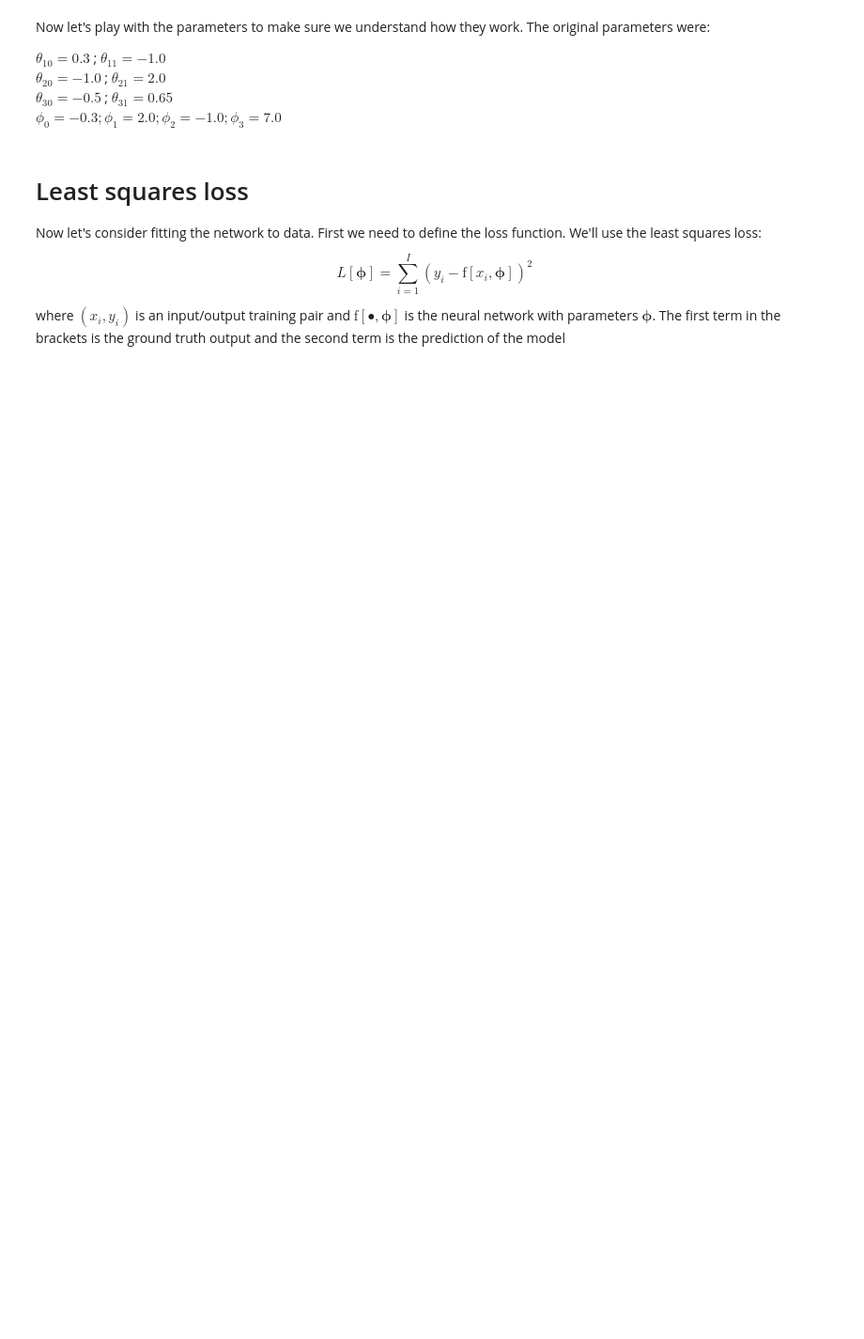
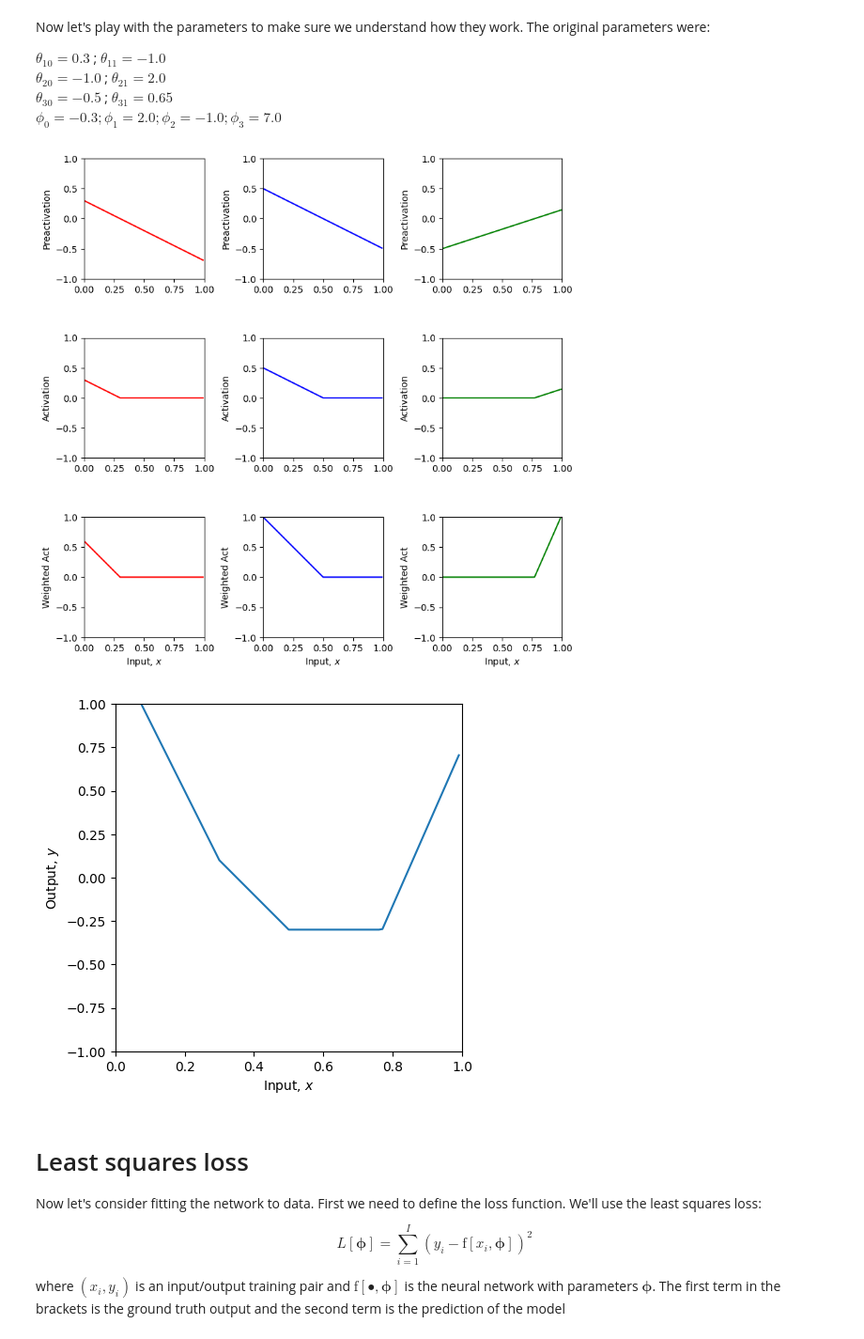
Before and after one commit to sudheer24/udl_notebooks, a Jupyter notebook: Notebooks/Chap03/3_1_Shallow_Networks_I.ipynb, the cells around one changed output. Shown: that part at 94% size. Cells and saved outputs as stored; diff of their text form; code cells hidden in the pictures; blank space fills up the shorter version.

```diff
--- a/Notebooks/Chap03/3_1_Shallow_Networks_I.ipynb
+++ b/Notebooks/Chap03/3_1_Shallow_Networks_I.ipynb
@@ -23,8 +23,8 @@ def ReLU(preactivation):
   # This should work on every element of the ndarray "preactivation" at once
   # One way to do this is with the ndarray "clip" function
   # https://numpy.org/doc/stable/reference/generated/numpy.ndarray.clip.html
-  activation = np.zeros_like(preactivation);
-
+  #activation = np.zeros_like(preactivation);
+  activation = np.clip(preactivation, 0, None)
   return activation
 # %%
 # Make an array of inputs
@@ -43,25 +45,25 @@ plt.show()
 def shallow_1_1_3(x, activation_fn, phi_0,phi_1,phi_2,phi_3, theta_10, theta_11, theta_20, theta_21, theta_30, theta_31):
   # TODO Replace the code below to compute the three initial lines
   # from the theta parameters (i.e. implement equations at bottom of figure 3.3a-c).  These are the preactivations
-  pre_1 = np.zeros_like(x)
-  pre_2 = np.zeros_like(x)
-  pre_3 = np.zeros_like(x)
+  pre_1 = theta_10+theta_11*x
+  pre_2 = theta_20+theta_21*x
+  pre_3 = theta_30+theta_31*x
 
   # Pass these through the ReLU function to compute the activations as in
   # figure 3.3 d-f
-  act_1 = activation_fn(pre_1)
-  act_2 = activation_fn(pre_2)
-  act_3 = activation_fn(pre_3)
+  act_1 = ReLU(pre_1)
+  act_2 = ReLU(pre_2)
+  act_3 = ReLU(pre_3)
 
   # TODO Replace the code below to weight the activations using phi1, phi2 and phi3
   # To create the equivalent of figure 3.3 g-i
-  w_act_1 = np.zeros_like(x)
-  w_act_2 = np.zeros_like(x)
-  w_act_3 = np.zeros_like(x)
+  w_act_1 = phi_1*act_1
+  w_act_2 = phi_2*act_2
+  w_act_3 = phi_3*act_3
 
   # TODO Replace the code below to combining the weighted activations and add
   # phi_0 to create the output as in figure 3.3 j
-  y = np.zeros_like(x)
+  y = phi_0 + w_act_1 + w_act_2 + w_act_3
 
   # Return everything we have calculated
   return y, pre_1, pre_2, pre_3, act_1, act_2, act_3, w_act_1, w_act_2, w_act_3
@@ -133,35 +138,38 @@ $\phi_0 = -0.3; \phi_1 = 2.0; \phi_2 = -1.0; \phi_3 = 7.0$
 
 # 2. Predict what effect multiplying phi_1, phi_2, phi_3 by 0.5 would have.  Check if you are correct
 
 # 3. Predict what effect multiplying phi_1 by -1 will have.  Check if you are correct.
 
 # 4. Predict what effect setting theta_20 to -1.2 will have.  Check if you are correct.
 
 # 5. Change the parameters so that there are only two "joints" (including outside the range of the plot)
 # There are actually three ways to do this. See if you can figure them all out
 
 # 6. With the original parameters, the second line segment is flat (i.e. has slope zero)
 # How could you change theta_10 so that all of the segments have non-zero slopes
 
 # 7. What do you predict would happen if you multiply theta_20 and theta21 by 0.5, and phi_2 by 2.0?
 # Check if you are correct.
 
 # 8. What do you predict would happen if you multiply theta_20 and theta21 by -0.5, and phi_2 by -2.0?
 # Check if you are correct.
 
 theta_10 =  0.3 ; theta_11 = -1.0
-theta_20 = -1.0  ; theta_21 = 2.0
+theta_20 = -1.0 *-0.5; theta_21 = 2.0*- 0.5
 theta_30 = -0.5  ; theta_31 = 0.65
-phi_0 = -0.3; phi_1 = 2.0; phi_2 = -1.0; phi_3 = 7.0
+phi_0 = -0.3; phi_1 = 2.0; phi_2 = -1.0*-2.0; phi_3 = 7.0
 
 # Define a range of input values
 x = np.arange(0,1,0.01)
 
 # We run the neural network for each of these input values
 y, pre_1, pre_2, pre_3, act_1, act_2, act_3, w_act_1, w_act_2, w_act_3 = \
     shallow_1_1_3(x, ReLU, phi_0,phi_1,phi_2,phi_3, theta_10, theta_11, theta_20, theta_21, theta_30, theta_31)
 # And then plot it
 plot_neural(x, y, pre_1, pre_2, pre_3, act_1, act_2, act_3, w_act_1, w_act_2, w_act_3, plot_all=True)
+# %% [output]
+[figure, added]
+[figure, added]
 # %% [markdown]
 # Least squares loss
 
```
Also changed, not shown: parts of 2 cells of this notebook.
